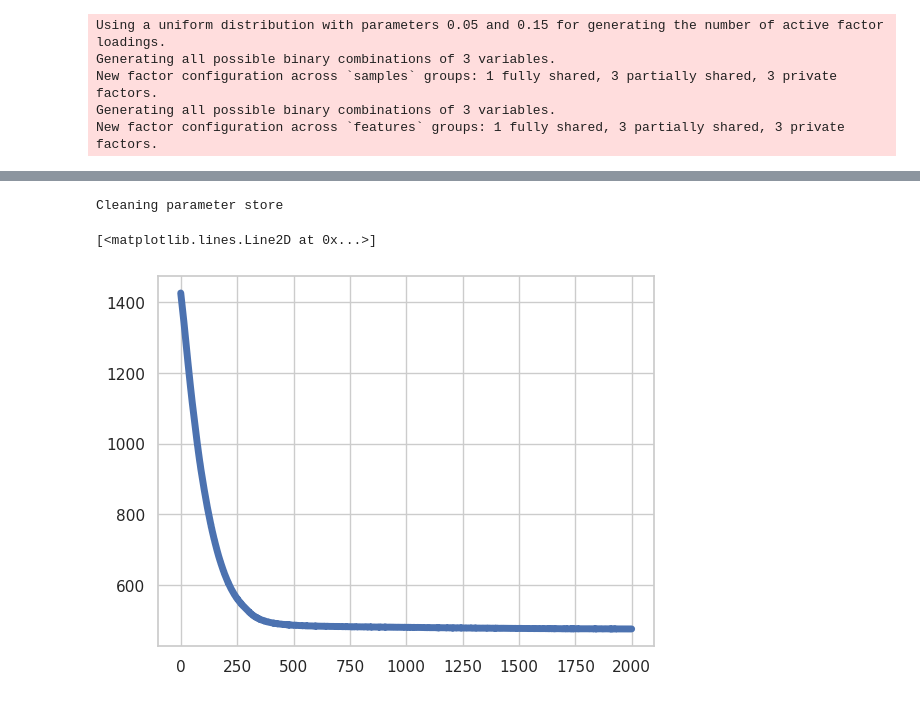
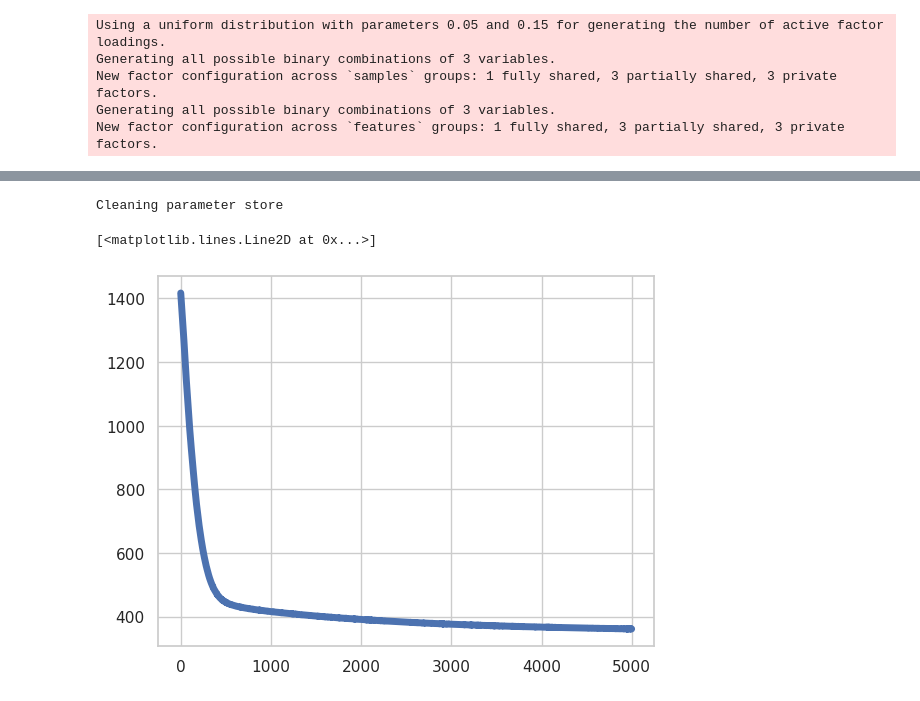
Before and after one commit to bioFAM/cellij, a Jupyter notebook: notebooks/basic_svi.ipynb, the cells around one changed output, grey strips where cells are left out. Saved outputs shown, nothing was run; the diff lists cells and outputs as text; code cells hidden in the pictures.

```diff
--- a/notebooks/basic_svi.ipynb
+++ b/notebooks/basic_svi.ipynb
@@ -39,7 +39,7 @@ sns.set_context(
 # %%
 from cellij.core.synthetic import DataGenerator
 # %%
-n_samples = [101, 102, 103]
+n_samples = [201, 202, 203]
 n_features = [401, 402, 403]
 dg = DataGenerator(n_samples, n_features)
 rng = dg.generate(all_combs=True)
@@ -102,14 +117,14 @@ model = cellij.core._pyro_models.Generative(
     feature_dict={f"view_{m}": dg.n_features[m] for m in range(dg.n_feature_groups)},
     likelihoods={f"view_{m}": "Normal" for m in range(dg.n_feature_groups)},
     factor_priors={
-        "group_0": "Normal",
-        "group_1": "Laplace",
-        "group_2": "Horseshoe",
+        "group_0": "Laplace",
+        "group_1": "Horseshoe",
+        "group_2": "SpikeAndSlab",
     },
     weight_priors={
-        "view_0": "Normal",
-        "view_1": "Laplace",
-        "view_2": "Horseshoe",
+        "view_0": "Laplace",
+        "view_1": "Horseshoe",
+        "view_2": "SpikeAndSlab",
     },
     device=torch.device("cuda:3"),
 )
@@ -147,53 +162,53 @@ model = cellij.core._pyro_models.Generative(
 # %%
 data = {
     f"group_{g}": {
-        f"view_{m}": torch.Tensor(dg.ys[g][m]).to(model.device) for m in range(dg.n_feature_groups)
+        f"view_{m}": torch.Tensor(dg.ys[g][m]).to(model.device)
+        for m in range(dg.n_feature_groups)
     }
     for g in range(dg.n_sample_groups)
 }
 # %%
-lr = 0.01
-n_iterations = 2000
+lr = 0.007
+n_iterations = 5000
 clipped = True
 
 # clean start
 print("Cleaning parameter store")
 pyro.clear_param_store()
 
-# autonormal_guide = AutoNormal(model)
+# guide = AutoNormal(model)
 guide = cellij.core._pyro_guides.Guide(model)
 
 
 optim = Adam({"lr": lr, "betas": (0.95, 0.999)})
 if clipped:
     optim = ClippedAdam({"lr": lr, "lrd": 0.1 ** (1 / n_iterations)})
 
 scale = 1.0 / sum(dg.n_samples)
 svi = SVI(
     pyro.poutine.scale(model, scale=scale),
     pyro.poutine.scale(guide, scale=scale),
     optim=optim,
     loss=pyro.infer.TraceMeanField_ELBO(
-            retain_graph=True,
-            num_particles=20,
-            vectorize_particles=True,
-        )
-,
+        retain_graph=True,
+        num_particles=20,
+        vectorize_particles=True,
+    ),
 )
 
 
 elbo_history = []
 pbar = tqdm(range(n_iterations))
 for iteration_idx in pbar:
     elbo = svi.step(data)
     elbo_history.append(elbo)
     pbar.set_postfix({"ELBO": elbo})
 
 plt.plot(elbo_history)
 # %% [output]
 Cleaning parameter store
 [<matplotlib.lines.Line2D at 0x...>]
-[figure, old version]
+[figure, new version]
 # %%
 pyro.get_param_store().get_all_param_names()
 # %% [output]
```
Also changed, not shown: parts of 6 cells of this notebook, 2 other files.
